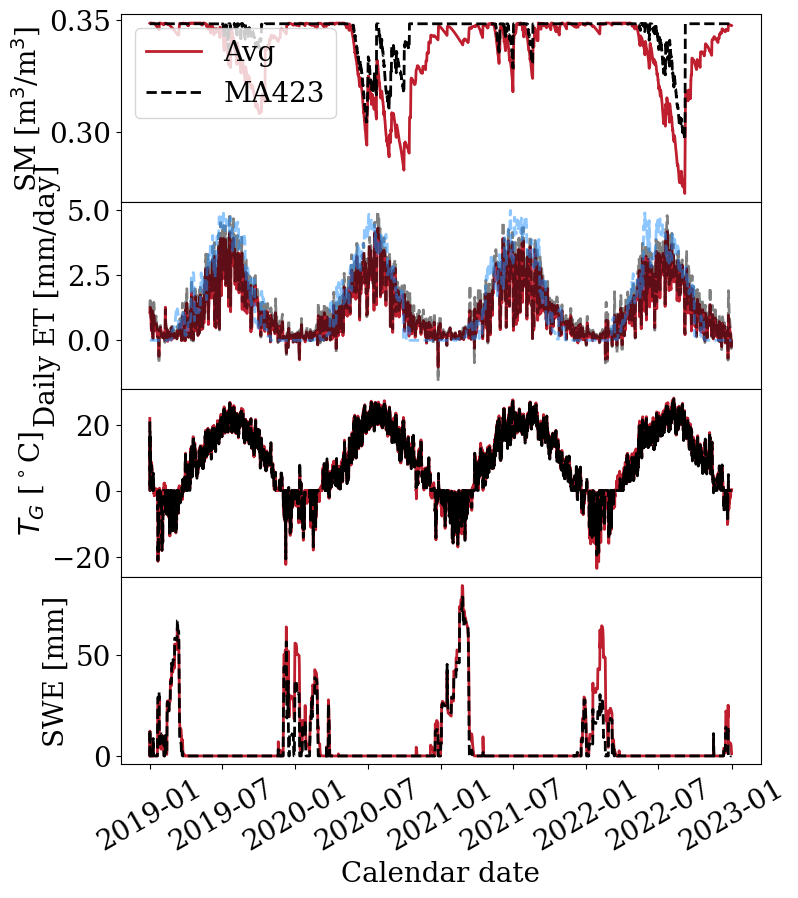
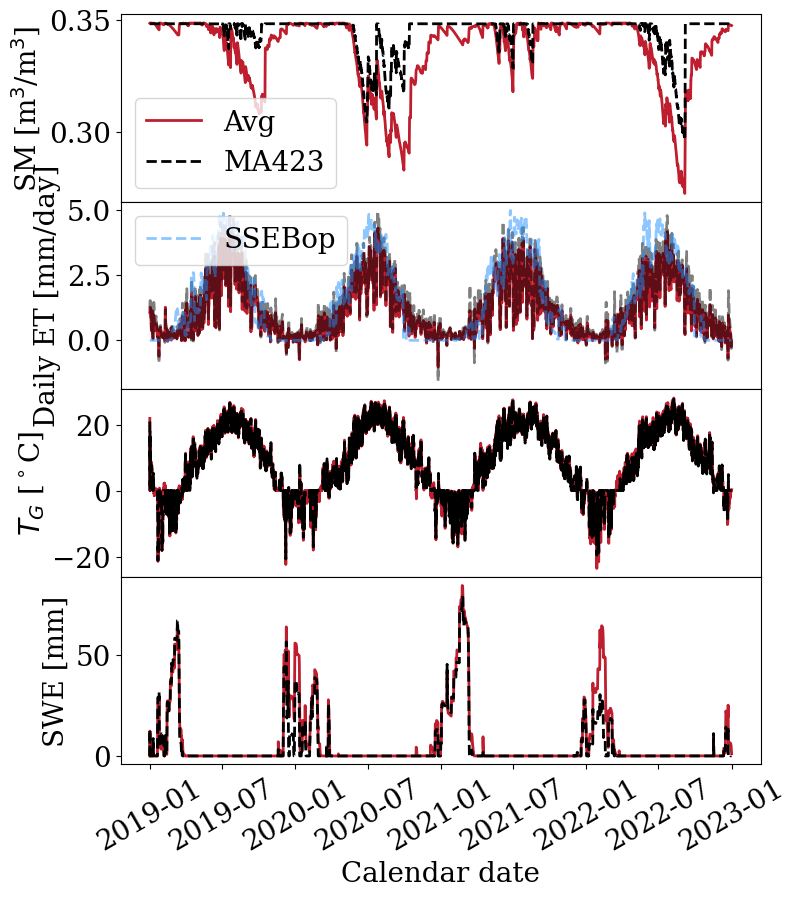
The notebook cell's code change between the first figure and the second:
--- before
+++ after
@@ -29,4 +29,5 @@
     "time": pd.to_datetime(time_array_datetime[1:]),
     "ET_avg_mm_hr": np.nanmean(et_plot[delta1:delta3+1]*np.kron(nanmask[-1,:,:],np.ones(((len(time_array_one_row)-1,1,1)))),axis=(1,2)),
+    "ET_STD_mm_hr": np.nanstd(et_plot[delta1:delta3+1]*np.kron(nanmask[-1,:,:],np.ones(((len(time_array_one_row)-1,1,1)))),axis=(1,2)),
     "ET_MA423_mm_hr": et_plot[delta1:delta3+1,17,7]
 })
@@ -43,4 +44,5 @@
 model_daily["ET_avg_mm_day"] = model_daily["ET_avg_mm_hr"]
 model_daily["ET_MA423_mm_day"] = model_daily["ET_MA423_mm_hr"]
+model_daily["ET_STD_mm_day"] = model_daily["ET_STD_mm_hr"]
 
 
@@ -55,5 +57,5 @@
 axs[1].plot(model_daily["time"],model_daily["ET_MA423_mm_day"], 'k--', linewidth=2,alpha=0.5)
 axs[1].plot(ssebop['time'],ssebop['ET_m_day']*1e3, 'k--', linewidth=2,alpha=0.5, color = blue,label='SSEBop')
-axs[0].legend(loc='upper left')
+axs[1].legend(loc='upper left')
 axs[1].set_ylabel("Daily ET [mm/day]")
 axs[2].plot(time_array_datetime[1:],np.nanmean(grnd_plot[delta1:delta3+1]*np.kron(nanmask[-1,:,:],np.ones(((len(time_array_one_row)-1,1,1)))), axis=(1,2)), linewidth=2, color = red)

Commit: Add files via upload